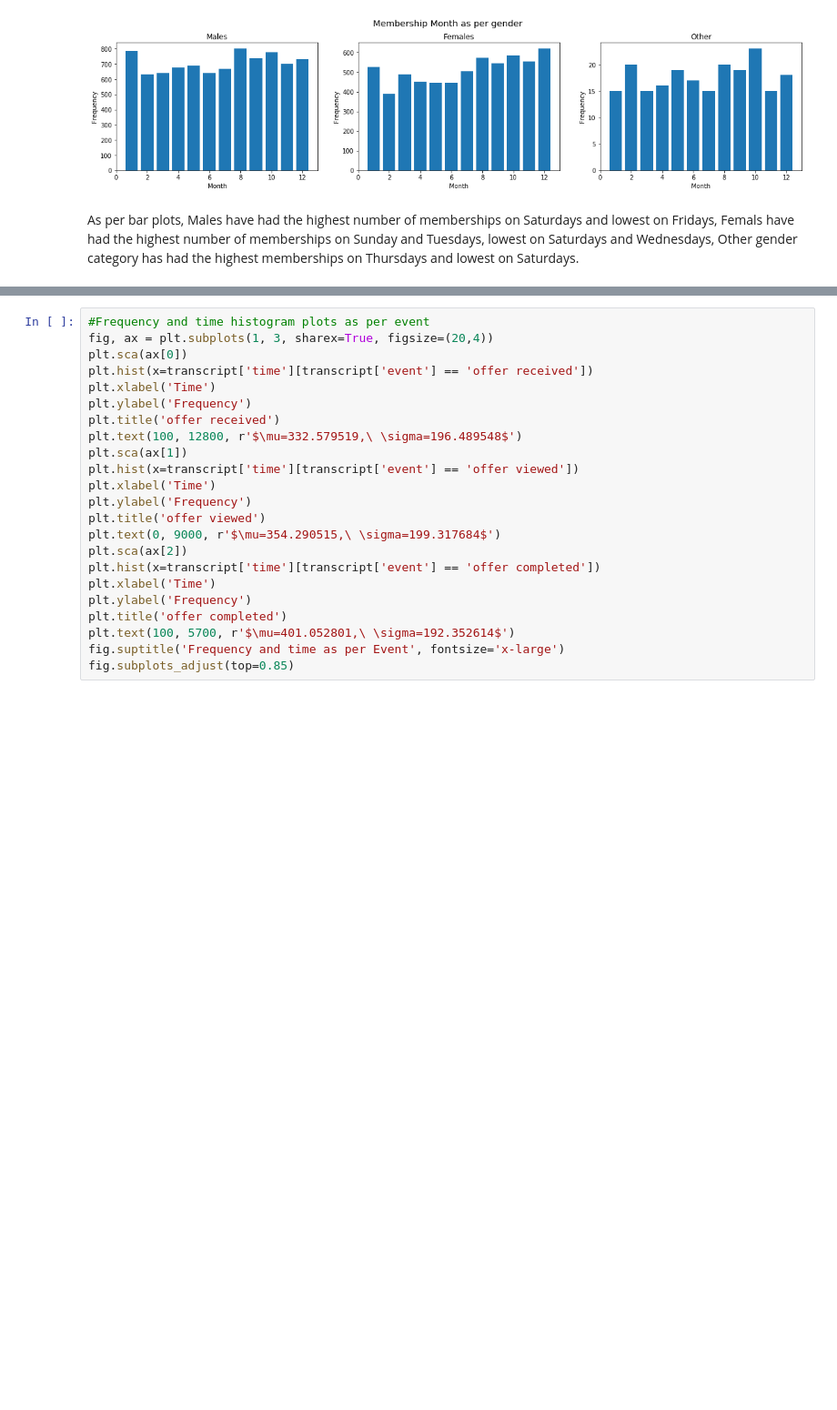
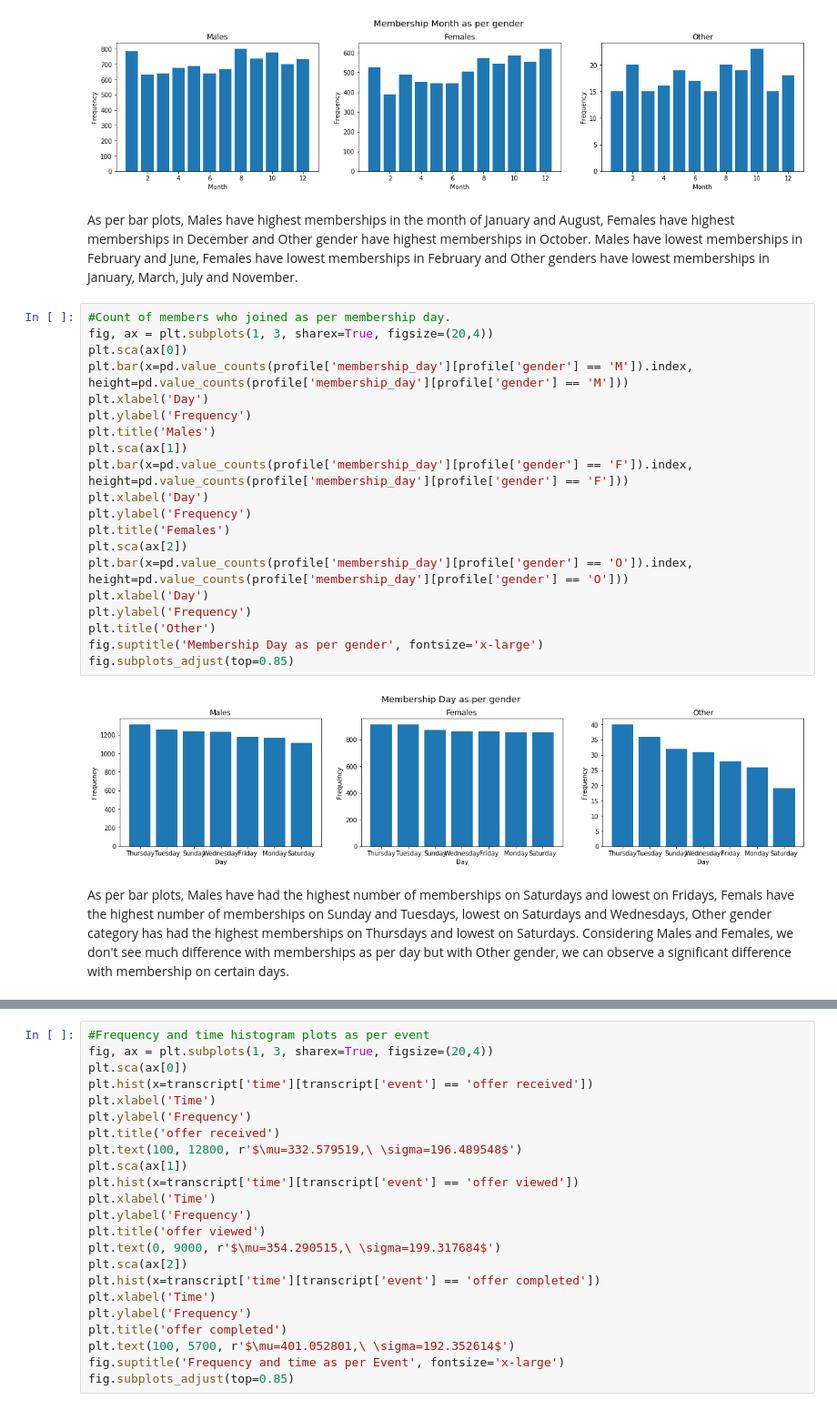
Before and after one commit to ramaiyer10990/Data-Scientist-Capstone-Project---Starbucks---Udacity-Data-Scientist-Naodegree-Program, a Jupyter notebook: Starbucks_Capstone_notebook.ipynb, the cells around one changed output, grey strips where cells are left out. Shown at 91% size. Cells and saved outputs as stored; diff of their text form; blank space fills up the shorter version.

```diff
--- a/Starbucks_Capstone_notebook.ipynb
+++ b/Starbucks_Capstone_notebook.ipynb
@@ -584,8 +443,33 @@ fig.suptitle('Membership Month as per gender', fontsize='x-large')
 fig.subplots_adjust(top=0.85)
 # %% [output]
 [figure]
+# %% [markdown]
+As per bar plots, Males have highest memberships in the month of January and August, Females have highest memberships in December and Other gender have highest memberships in October. Males have lowest memberships in February and June, Females have lowest memberships in February and Other genders have lowest memberships in January, March, July and November.
+# %%
+#Count of members who joined as per membership day.
+fig, ax = plt.subplots(1, 3, sharex=True, figsize=(20,4))
+plt.sca(ax[0])
+plt.bar(x=pd.value_counts(profile['membership_day'][profile['gender'] == 'M']).index, height=pd.value_counts(profile['membership_day'][profile['gender'] == 'M']))
+plt.xlabel('Day')
+plt.ylabel('Frequency')
+plt.title('Males')
+plt.sca(ax[1])
+plt.bar(x=pd.value_counts(profile['membership_day'][profile['gender'] == 'F']).index, height=pd.value_counts(profile['membership_day'][profile['gender'] == 'F']))
+plt.xlabel('Day')
+plt.ylabel('Frequency')
+plt.title('Females')
+plt.sca(ax[2])
+plt.bar(x=pd.value_counts(profile['membership_day'][profile['gender'] == 'O']).index, height=pd.value_counts(profile['membership_day'][profile['gender'] == 'O']))
+plt.xlabel('Day')
+plt.ylabel('Frequency')
+plt.title('Other')
+fig.suptitle('Membership Day as per gender', fontsize='x-large')
+fig.subplots_adjust(top=0.85)
+# %% [output]
+[figure, added]
 # %% [markdown]
-As per bar plots, Males have had the highest number of memberships on Saturdays and lowest on Fridays, Femals have had the highest number of memberships on Sunday and Tuesdays, lowest on Saturdays and Wednesdays, Other gender category has had the highest memberships on Thursdays and lowest on Saturdays.
+As per bar plots, Males have had the highest number of memberships on Saturdays and lowest on Fridays, Femals have the highest number of memberships on Sunday and Tuesdays, lowest on Saturdays and Wednesdays, Other gender category has had the highest memberships on Thursdays and lowest on Saturdays.
+Considering Males and Females, we don't see much difference with memberships as per day but with Other gender, we can observe a significant difference with membership on certain days.
 # %%
 pd.value_counts(transcript['event']).plot.bar()
 # %% [output]
```
Also changed, not shown: parts of 76 cells of this notebook, 7 other files.
